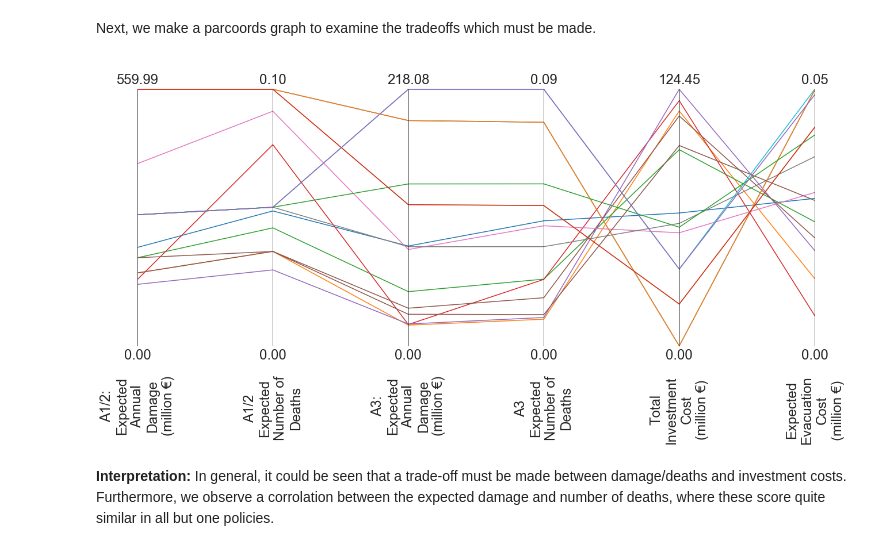
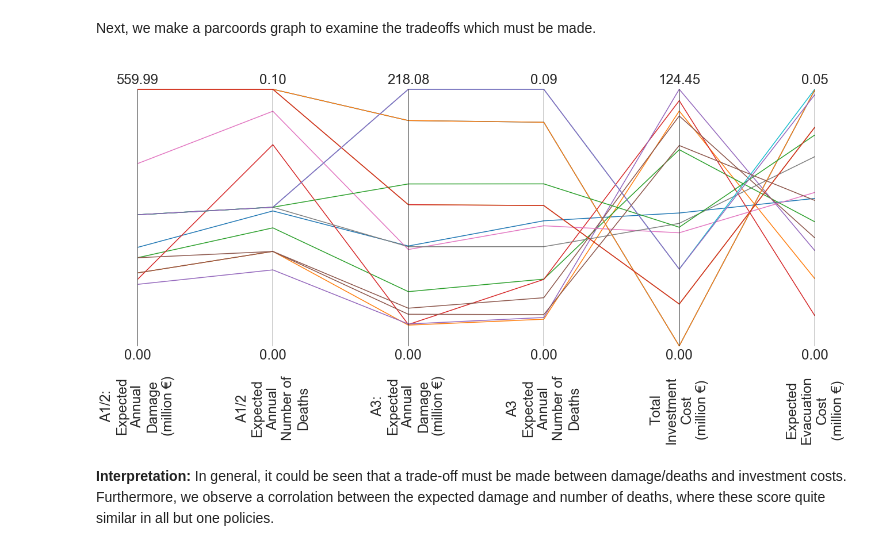
Before and after one commit to oli4oli4/Model-based-decision-making, a Jupyter notebook: Final assignment deliverables/MORDM_v2.ipynb, the cells around one changed output. Cells and saved outputs as stored; diff of their text form; code cells hidden in the pictures.

```diff
--- a/Final assignment deliverables/MORDM_v2.ipynb
+++ b/Final assignment deliverables/MORDM_v2.ipynb
@@ -127,38 +128,38 @@ for policy in np.unique(experiments['policy']): #loop x times for x different un
         single_mean[key] = np.mean(outcomes_df[key][logical])
     outcomes_mean = outcomes_mean.append(pd.DataFrame(single_mean, index = [policy]))
 
 data = outcomes_mean
 data['A1/2_EAD'] = data['A1/2_EAD'].apply(lambda x: x/1000000)
 data['A3_EAD'] = data['A3_EAD'].apply(lambda x: x/1000000)
 data['G_TIC'] = data['G_TIC'].apply(lambda x: x/1000000)
 data['EEC'] = data['EEC'].apply(lambda x: x/1000000)
 
 data.rename(columns={'A1/2_EAD':'A1/2:\nExpected\nAnnual\nDamage\n(million €)',
-                     'A1/2_END':'A1/2\nExpected\nNumber of\nDeaths',
+                     'A1/2_END':'A1/2\nExpected\nAnnual\nNumber of\nDeaths',
                      'A3_EAD':'A3:\nExpected\nAnnual\nDamage\n(million €)',
-                     'A3_END':'A3\nExpected\nNumber of\nDeaths',
+                     'A3_END':'A3\nExpected\nAnnual\nNumber of\nDeaths',
                      'G_TIC':'Total\nInvestment\nCost\n(million €)',
                      'EEC':'Expected\nEvacuation\nCost\n(million €)'}
             , inplace=True)
 
 mean_outcomes_GelderKPI = outcomes_mean
 limits = parcoords.get_limits(data)
 limits.loc[0, ['A1/2:\nExpected\nAnnual\nDamage\n(million €)',
-               'A1/2\nExpected\nNumber of\nDeaths',
+               'A1/2\nExpected\nAnnual\nNumber of\nDeaths',
                'A3:\nExpected\nAnnual\nDamage\n(million €)',
-               'A3\nExpected\nNumber of\nDeaths',
+               'A3\nExpected\nAnnual\nNumber of\nDeaths',
                'Total\nInvestment\nCost\n(million €)',
                'Expected\nEvacuation\nCost\n(million €)',]] = 0
 
 paraxes = parcoords.ParallelAxes(limits, fontsize=24)
 paraxes.plot(data)
 fig = plt.gcf()
 fig.set_size_inches(24,16)
 if remakeimages:
     plt.savefig('export/parcoords_normal.png', bbox_inches='tight')
 plt.show()
 # %% [output]
-[figure, old version]
+[figure, new version]
 # %% [markdown]
 **Interpretation:** In general, it could be seen that a trade-off must be made between damage/deaths and investment costs. Furthermore, we observe a corrolation between the expected damage and number of deaths, where these score quite similar in all but one policies.
 # %% [markdown]
```
Also changed, not shown: parts of 5 cells of this notebook.
